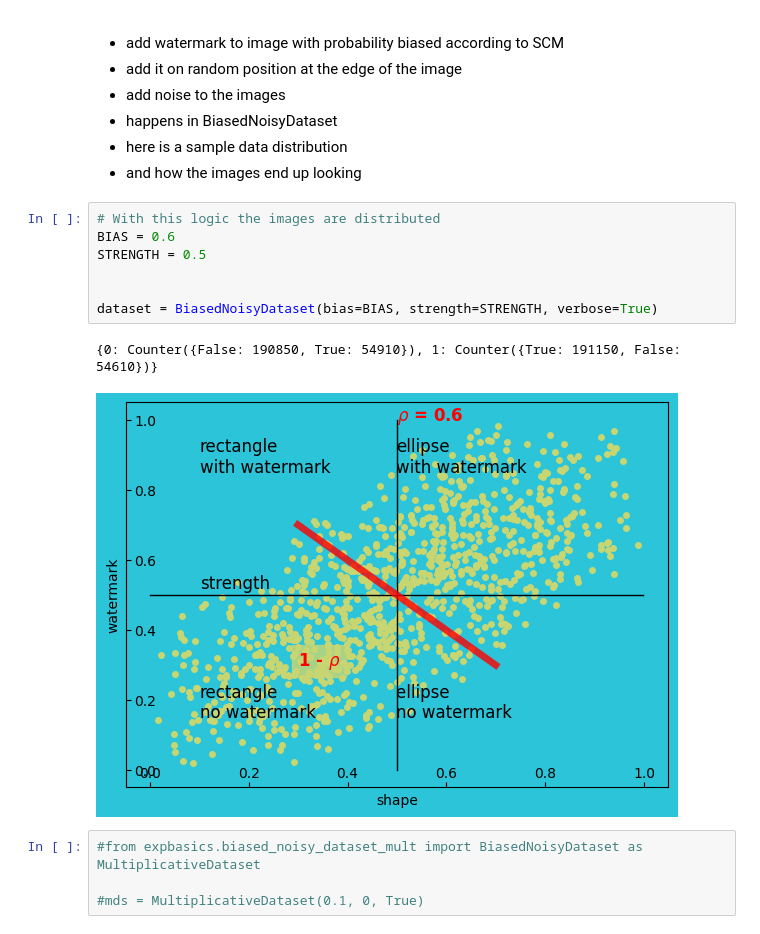
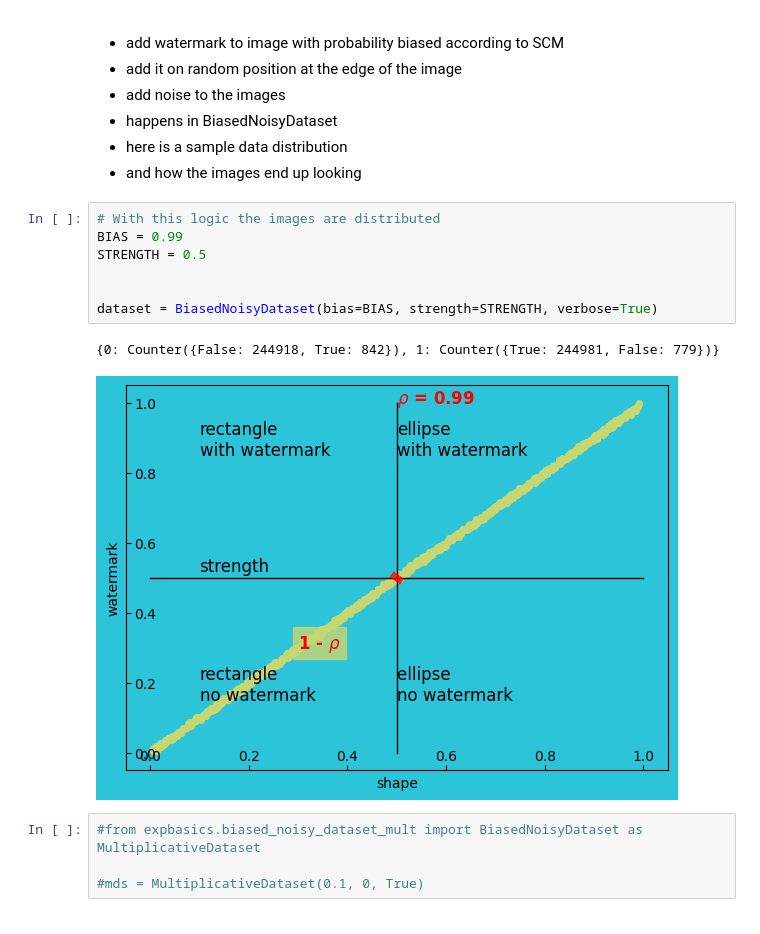
Before and after one commit to lillijo/xai-evaluation-master-thesis, a Jupyter notebook: experiments/pipeline.ipynb, the cells around one changed output. Drawn from its saved outputs; the diff is of its cells as text.

```diff
--- a/experiments/pipeline.ipynb
+++ b/experiments/pipeline.ipynb
@@ -48,14 +48,14 @@ from expbasics.visualizations import data_iterations, my_plot_grid, plot_accurac
 - and how the images end up looking
 # %%
 # With this logic the images are distributed
-BIAS = 0.6
+BIAS = 0.99
 STRENGTH = 0.5
 
 
 dataset = BiasedNoisyDataset(bias=BIAS, strength=STRENGTH, verbose=True)
 # %% [output]
-{0: Counter({False: 190850, True: 54910}), 1: Counter({True: 191150, False: 54610})}
+{0: Counter({False: 244918, True: 842}), 1: Counter({True: 244981, False: 779})}
-[figure, old version]
+[figure, new version]
 # %%
 #from expbasics.biased_noisy_dataset_mult import BiasedNoisyDataset as MultiplicativeDataset
 
```
Also changed, not shown: parts of 6 cells of this notebook, 2 other files.
